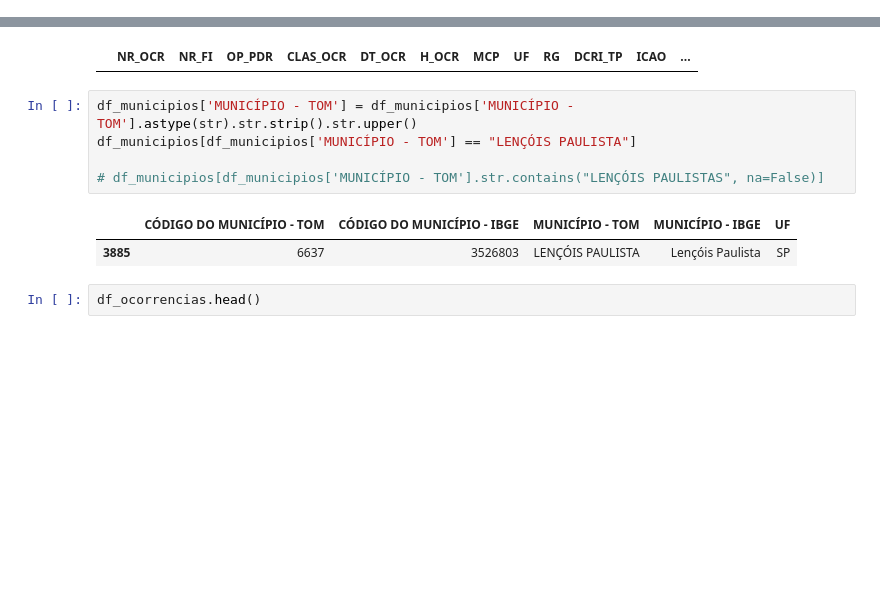
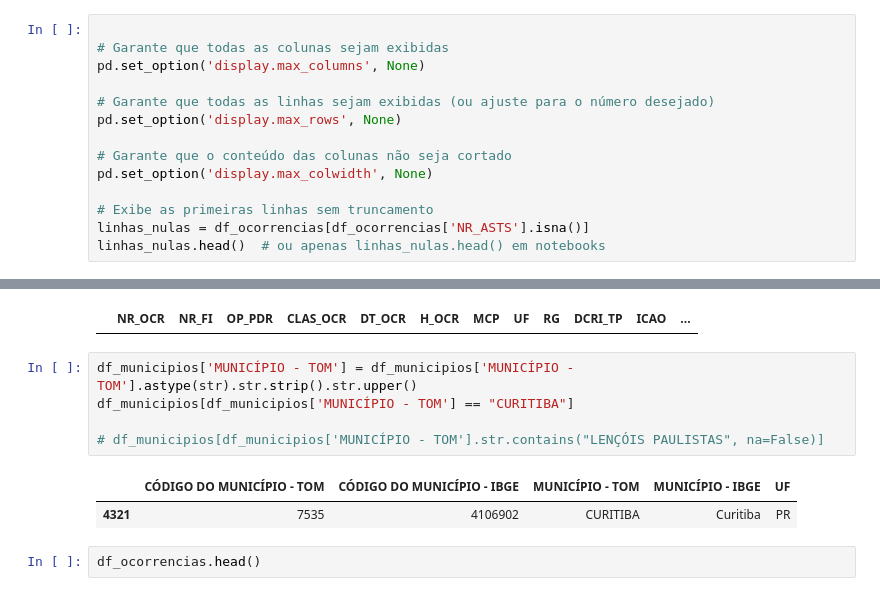
Before and after one commit to vitorluzz/etl-voos-anac, a Jupyter notebook: solution/job_stage_curated.ipynb, the cells around one changed output, grey strips where cells are left out. Cells and saved outputs as stored; diff of their text form; blank space fills up the shorter version.

```diff
--- a/solution/job_stage_curated.ipynb
+++ b/solution/job_stage_curated.ipynb
@@ -107,3 +108,17 @@ df_ocorrencias = df_ocorrencias.rename(columns={
 })
 # %% [markdown]
 **2.2** - Tipando os tipos de dados das colunas:
+# %%
+
+# Garante que todas as colunas sejam exibidas
+pd.set_option('display.max_columns', None)
+
+# Garante que todas as linhas sejam exibidas (ou ajuste para o número desejado)
+pd.set_option('display.max_rows', None)
+
+# Garante que o conteúdo das colunas não seja cortado
+pd.set_option('display.max_colwidth', None)
+
+# Exibe as primeiras linhas sem truncamento
+linhas_nulas = df_ocorrencias[df_ocorrencias['NR_ASTS'].isna()]
+linhas_nulas.head()  # ou apenas linhas_nulas.head() em notebooks
@@ -509,12 +573,12 @@ df_ocorrencias[df_ocorrencias['MCP'].isnull()]
 |  | NR_OCR | NR_FI | OP_PDR | CLAS_OCR | DT_OCR | H_OCR | MCP | UF | RG | DCRI_TP | ICAO | ... |
 # %%
 df_municipios['MUNICÍPIO - TOM'] = df_municipios['MUNICÍPIO - TOM'].astype(str).str.strip().str.upper()
-df_municipios[df_municipios['MUNICÍPIO - TOM'] == "LENÇÓIS PAULISTA"]
+df_municipios[df_municipios['MUNICÍPIO - TOM'] == "CURITIBA"]
 
 # df_municipios[df_municipios['MUNICÍPIO - TOM'].str.contains("LENÇÓIS PAULISTAS", na=False)]
 # %% [output]
 |  | CÓDIGO DO MUNICÍPIO - TOM | CÓDIGO DO MUNICÍPIO - IBGE | MUNICÍPIO - TOM | MUNICÍPIO - IBGE | UF |
-| 3885 | 6637 | 3526803 | LENÇÓIS PAULISTA | Lençóis Paulista | SP |
+| 4321 | 7535 | 4106902 | CURITIBA | Curitiba | PR |
 # %%
 df_ocorrencias.head()
 # %% [output]
```
Also changed, not shown: parts of 17 cells of this notebook, 1 other file.
